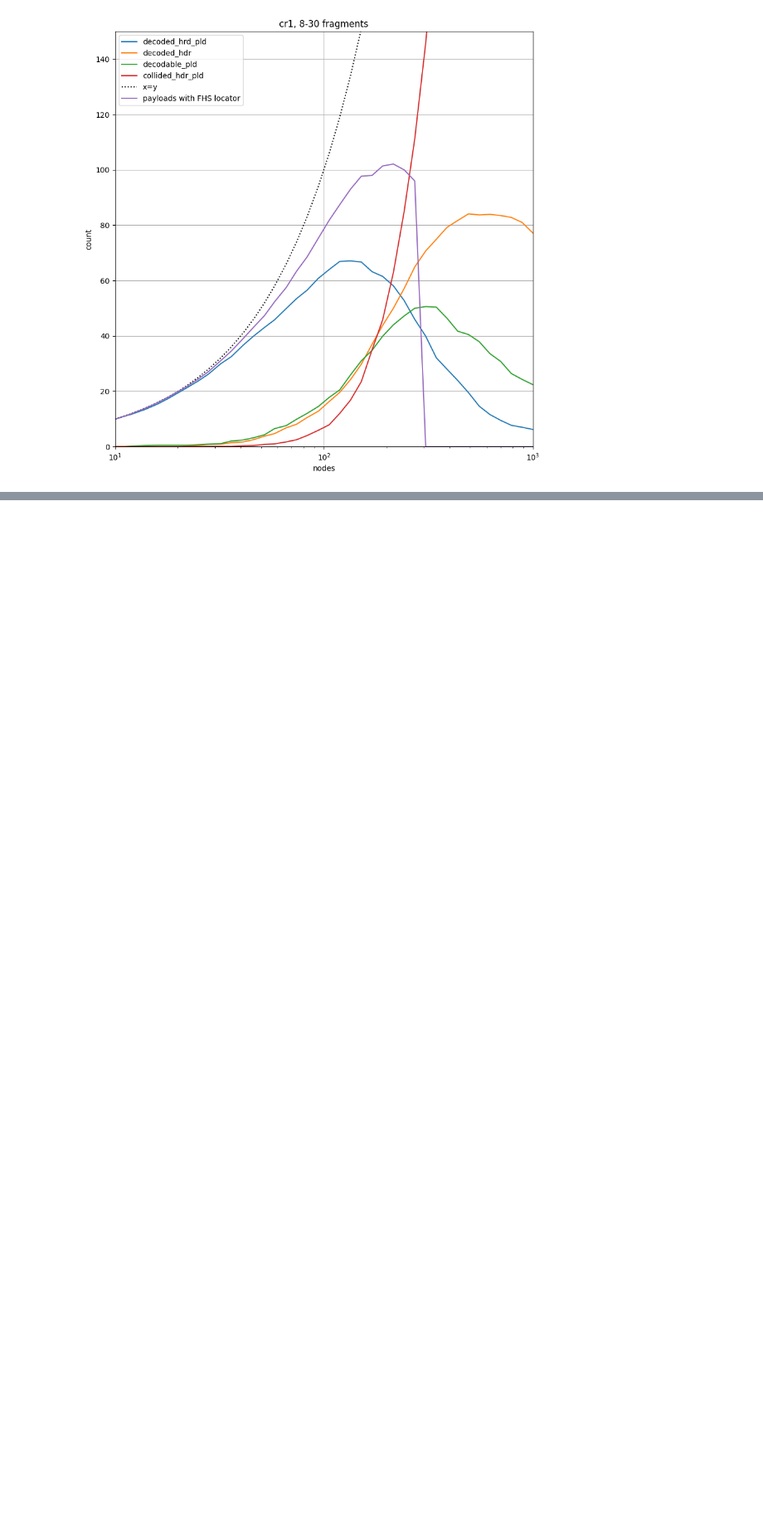
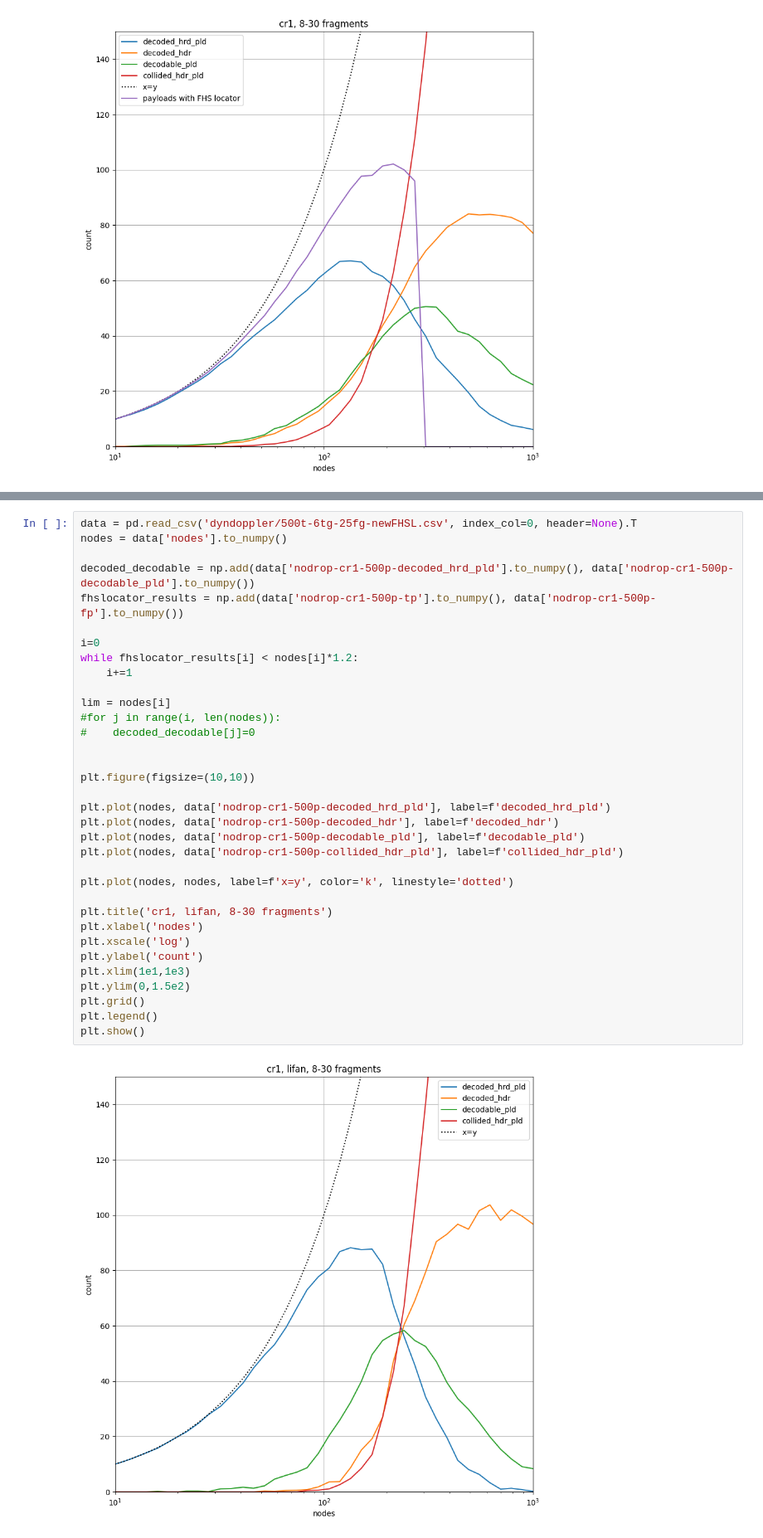
Before and after one commit to diegomm6/lr-fhss_seq-families, a Jupyter notebook: dopplerPlots.ipynb, the cells around one changed output, grey strips where cells are left out. Shown at 83% size. Drawn from its saved outputs; the diff is of its cells as text; blank space fills up the shorter version.

```diff
--- a/dopplerPlots.ipynb
+++ b/dopplerPlots.ipynb
@@ -469,0 +556,36 @@ plt.show()
+# %%
+data = pd.read_csv('dyndoppler/500t-6tg-25fg-newFHSL.csv', index_col=0, header=None).T
+nodes = data['nodes'].to_numpy()
+
+decoded_decodable = np.add(data['nodrop-cr1-500p-decoded_hrd_pld'].to_numpy(), data['nodrop-cr1-500p-decodable_pld'].to_numpy())
+fhslocator_results = np.add(data['nodrop-cr1-500p-tp'].to_numpy(), data['nodrop-cr1-500p-fp'].to_numpy())
+
+i=0
+while fhslocator_results[i] < nodes[i]*1.2:
+    i+=1
+
+lim = nodes[i]
+#for j in range(i, len(nodes)):
+#    decoded_decodable[j]=0
+
+
+plt.figure(figsize=(10,10))
+
+plt.plot(nodes, data['nodrop-cr1-500p-decoded_hrd_pld'], label=f'decoded_hrd_pld')
+plt.plot(nodes, data['nodrop-cr1-500p-decoded_hdr'], label=f'decoded_hdr')
+plt.plot(nodes, data['nodrop-cr1-500p-decodable_pld'], label=f'decodable_pld')
+plt.plot(nodes, data['nodrop-cr1-500p-collided_hdr_pld'], label=f'collided_hdr_pld')
+
+plt.plot(nodes, nodes, label=f'x=y', color='k', linestyle='dotted')
+
+plt.title('cr1, lifan, 8-30 fragments')
+plt.xlabel('nodes')
+plt.xscale('log')
+plt.ylabel('count')
+plt.xlim(1e1,1e3)
+plt.ylim(0,1.5e2)
+plt.grid()
+plt.legend()
+plt.show()
+# %% [output]
+[figure, added]
```
Also changed, not shown: parts of 8 cells of this notebook, 7 other files.
